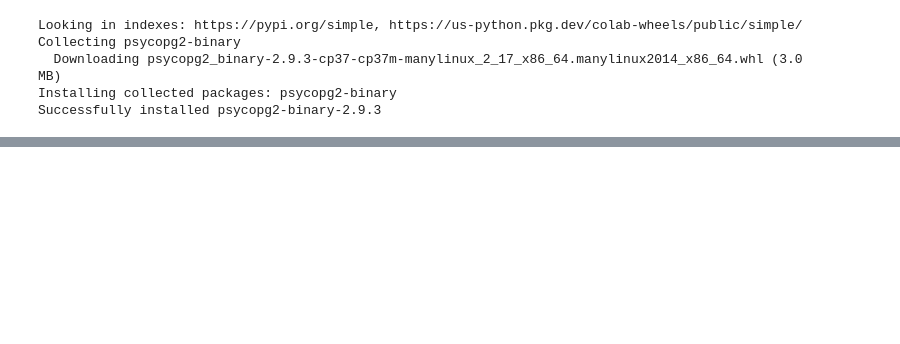
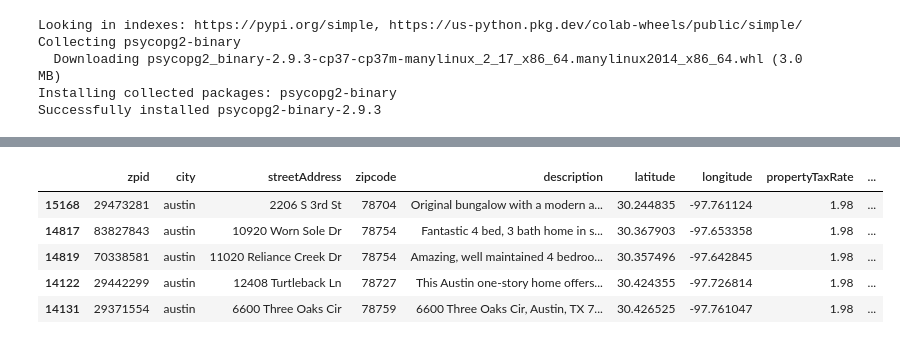
Before and after one commit to raneymjohnGit/Austin_TX_House_Listings, a Jupyter notebook: Jayan/Analysis/Demo_Going_from_Pandas_to_Heroku_SQL.ipynb, the cells around one changed output, grey strips where cells are left out. Cells and saved outputs as stored; diff of their text form; code cells hidden in the pictures; blank space fills up the shorter version.

```diff
--- a/Jayan/Analysis/Demo_Going_from_Pandas_to_Heroku_SQL.ipynb
+++ b/Jayan/Analysis/Demo_Going_from_Pandas_to_Heroku_SQL.ipynb
@@ -47,2 +70,14 @@ df2 = pd.read_csv(io.BytesIO(uploaded['austinHousingDataRaw.csv']))
+# %%
+# Get latest date
+df3.tail()
+
+# Latest month-year is 2021-01
+# %% [output]
+|  | zpid | city | streetAddress | zipcode | description | latitude | longitude | propertyTaxRate | ... |
+| 15168 | 29473281 | austin | 2206 S 3rd St | 78704 | Original bungalow with a modern a... | 30.244835 | -97.761124 | 1.98 | ... |
+| 14817 | 83827843 | austin | 10920 Worn Sole Dr | 78754 | Fantastic 4 bed, 3 bath home in s... | 30.367903 | -97.653358 | 1.98 | ... |
+| 14819 | 70338581 | austin | 11020 Reliance Creek Dr | 78754 | Amazing, well maintained 4 bedroo... | 30.357496 | -97.642845 | 1.98 | ... |
+| 14122 | 29442299 | austin | 12408 Turtleback Ln | 78727 | This Austin one-story home offers... | 30.424355 | -97.726814 | 1.98 | ... |
+| 14131 | 29371554 | austin | 6600 Three Oaks Cir | 78759 | 6600 Three Oaks Cir, Austin, TX 7... | 30.426525 | -97.761047 | 1.98 | ... |
 # %%
 # dataframe to sql
```
Also changed, not shown: parts of 5 cells of this notebook.
